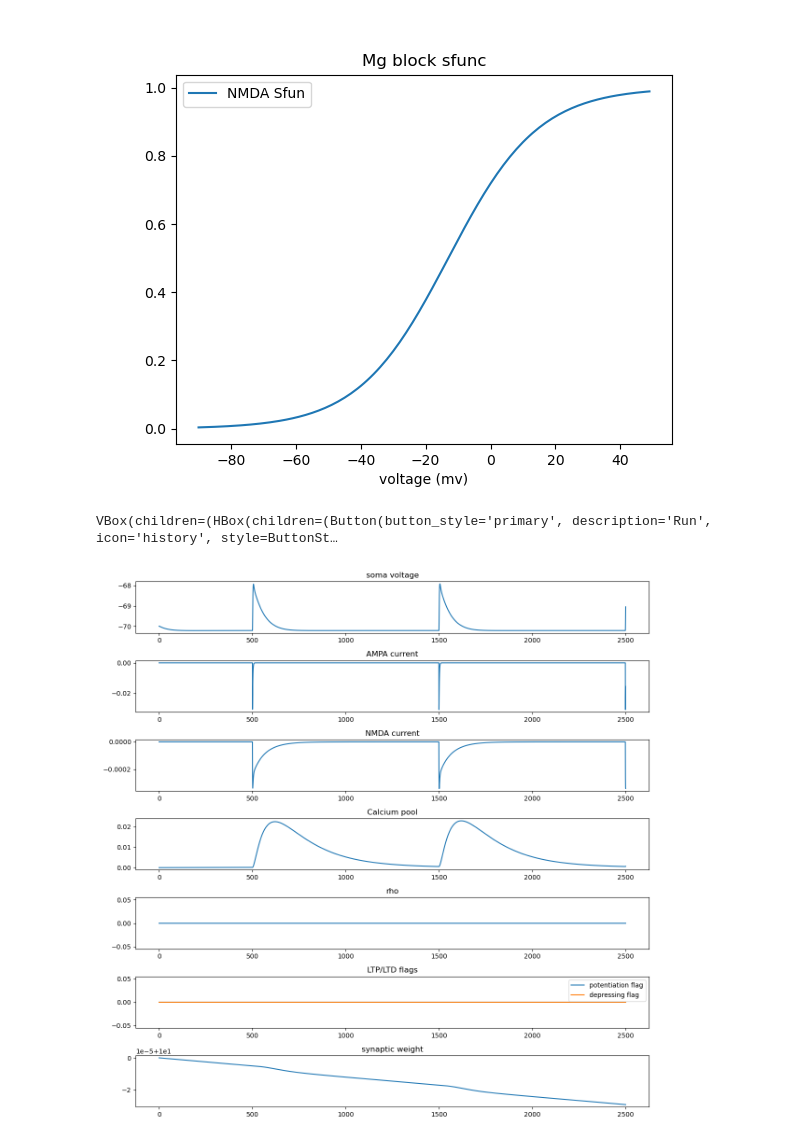
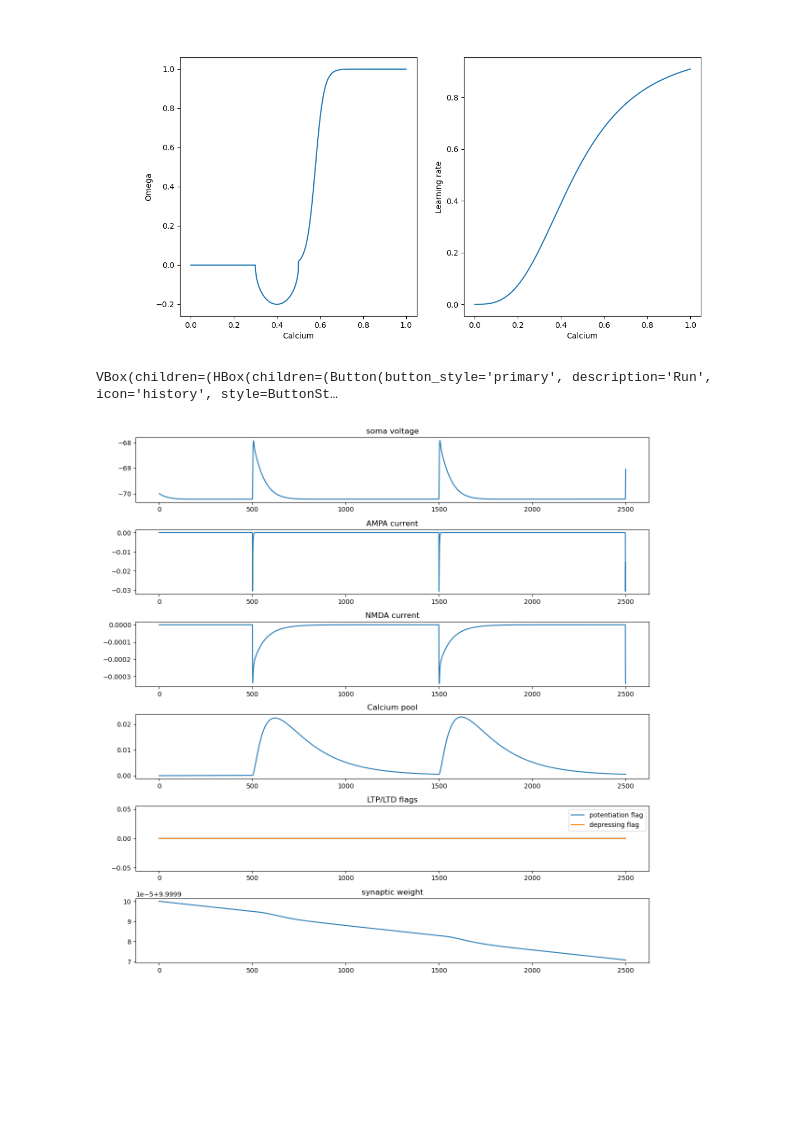
Before and after one commit to GregGlickert/Neural-Modeling-Manual, a Jupyter notebook: Chapter-3-Synaptic-Design/Section-3-Long-Term-Plasticity/Long-Term-Notebook.ipynb, the cells around one changed output. Cells and saved outputs as stored; diff of their text form; code cells hidden in the pictures; blank space fills up the shorter version.

```diff
--- a/Chapter-3-Synaptic-Design/Section-3-Long-Term-Plasticity/Long-Term-Notebook.ipynb
+++ b/Chapter-3-Synaptic-Design/Section-3-Long-Term-Plasticity/Long-Term-Notebook.ipynb
@@ -1,38 +1,67 @@
 # %%
 import matplotlib.pyplot as plt
-import math
 import numpy as np
 import os
 RunningInCOLAB = 'google.colab' in str(get_ipython())
 if RunningInCOLAB:
     %matplotlib inline
 else:
     %matplotlib widget
 
-v = np.arange(-90,50,1)
-temp = []
-temp2 = []
-for i in range(len(v)):
-    sfunc = 1/(1+(0.33*math.exp(-0.06*v[i]))) #function from mod file same as Guoshi's paper
-    GluSynapse = 1 / (1 + math.exp(-0.072 *v[i]) * (1/2.552)) #from Glusynapse file
-    temp.append(sfunc)
-    temp2.append(GluSynapse)
+fig, axs = plt.subplots(1, 2, figsize=(12, 6))
 
-plt.title("Mg block sfunc")
-plt.plot(v,temp2,label='NMDA Sfun')
-plt.legend()
-plt.xlabel('voltage (mv)')
+def eta(cai):
+    P1 = 0.1
+    P2 = P1*1e-4
+    P4 = 1
+    Cacon = cai
+    taulearn = P1/(P2+Cacon*Cacon*Cacon)+P4
+    eta = 1/taulearn*0.001
+    return eta
+
+temp_cai = np.arange(0,1,0.001)
+
+rate_array = []
+for i in range(len(temp_cai)):
+    rate = eta(temp_cai[i])
+    rate = rate * 1000
+    rate_array.append(rate)
+
+def omega(Cai, threshold1, threshold2,learn_factor=-50): #default is -50
+    Cacon = Cai
+    r = (threshold2-threshold1)/2
+    mid = (threshold1+threshold2)/2
+    if (Cacon <= threshold1):
+        omega = 0
+    elif (Cacon >= threshold2):
+        omega = 1/(1+50*np.exp(learn_factor*(Cacon-threshold2)))
+    else:
+        omega = -np.sqrt(r*r-(Cacon-mid)*(Cacon-mid))*2
+    return omega
+
+temp_omega = []
+for i in range(len(temp_cai)):
+    var_omega = omega(Cai=temp_cai[i],threshold1=0.3,threshold2=0.5)
+    temp_omega.append(var_omega)
+
+
+axs[0].plot(temp_cai,temp_omega)
+axs[0].set_ylabel('Omega')
+axs[0].set_xlabel('Calcium')
+axs[1].plot(temp_cai,rate_array)
+axs[1].set_ylabel('Learning rate')
+axs[1].set_xlabel('Calcium')
 plt.show()
 
 if RunningInCOLAB:
     !pip install ipywidgets==7.7.1 &> /dev/null
     !pip install neuron &> /dev/null
     !git clone https://github.com/GregGlickert/Neural-Modeling-Manual.git &> /dev/null
     %cd Neural-Modeling-Manual/Chapter-3-Synaptic-Design/Section-3-Long-Term-Plasticity/
 if(os.path.exists('x86_64')==False):
     os.system('nrnivmodl modfiles') # compile modfiles. Return 0 for success, 1 for failure.
 # %% [output]
-[figure, old version]
+[figure, new version]
 # %%
 from neuron import h
 from neuron.units import ms, mV
@@ -111,7 +140,7 @@ def model(tstop,blueBrainWeight,blueBrainFreqency,blueBrainStart,bb_threshold1,b
 
 def plot(t,soma_v,g_ampa,g_nmda,v_syn,cai,gmax_ampa,rho_GB,pot_GB,dep_GB,W,capoolcon):
     fig = plt.figure(figsize=(12, 12),tight_layout=True)
-    gs = gridspec.GridSpec(7, 1, width_ratios=[1],height_ratios=[1,1,1,1,1,1,1])
+    gs = gridspec.GridSpec(6, 1, width_ratios=[1],height_ratios=[1,1,1,1,1,1])
 
     i_ampa_blueBrain = g_ampa * (v_syn-0) #manually getting iampa/nmda
     i_nmda_blueBrain = g_nmda * (v_syn-(-3))
@@ -122,7 +151,7 @@ def plot(t,soma_v,g_ampa,g_nmda,v_syn,cai,gmax_ampa,rho_GB,pot_GB,dep_GB,W,capoo
     ax3 = plt.subplot(gs[3,0])
     ax4 = plt.subplot(gs[4,0])
     ax5 = plt.subplot(gs[5,0])
-    ax6 = plt.subplot(gs[6,0])
+    #ax6 = plt.subplot(gs[6,0])
 
 
     ax0.plot(t ,soma_v)
@@ -137,16 +166,16 @@ def plot(t,soma_v,g_ampa,g_nmda,v_syn,cai,gmax_ampa,rho_GB,pot_GB,dep_GB,W,capoo
     ax3.plot(t,cai)
     ax3.set_title('Calcium pool')
 
-    ax4.plot(t ,rho_GB)
-    ax4.set_title('rho')
+    #ax4.plot(t ,rho_GB)
+    #ax4.set_title('rho')
 
-    ax5.plot(t ,pot_GB,label='potentiation flag')
-    ax5.plot(t, dep_GB,label='depressing flag')
-    ax5.set_title('LTP/LTD flags')
-    ax5.legend()
+    ax4.plot(t ,pot_GB,label='potentiation flag')
+    ax4.plot(t, dep_GB,label='depressing flag')
+    ax4.set_title('LTP/LTD flags')
+    ax4.legend()
 
-    ax6.plot(t,W)
-    ax6.set_title("synaptic weight")
+    ax5.plot(t,W)
+    ax5.set_title("synaptic weight")
 
     plt.show()
 
@@ -199,4 +228,4 @@ ui = VBox([ HBox([w_run,w_tstop]), HBox([w_blueBrainWeight,w_bb_threshold1]), HB
 ui
 # %% [output]
 VBox(children=(HBox(children=(Button(button_style='primary', description='Run', icon='history', style=ButtonSt…
-[figure, old version]
+[figure, new version]
```
Also changed, not shown: 4 other files.
